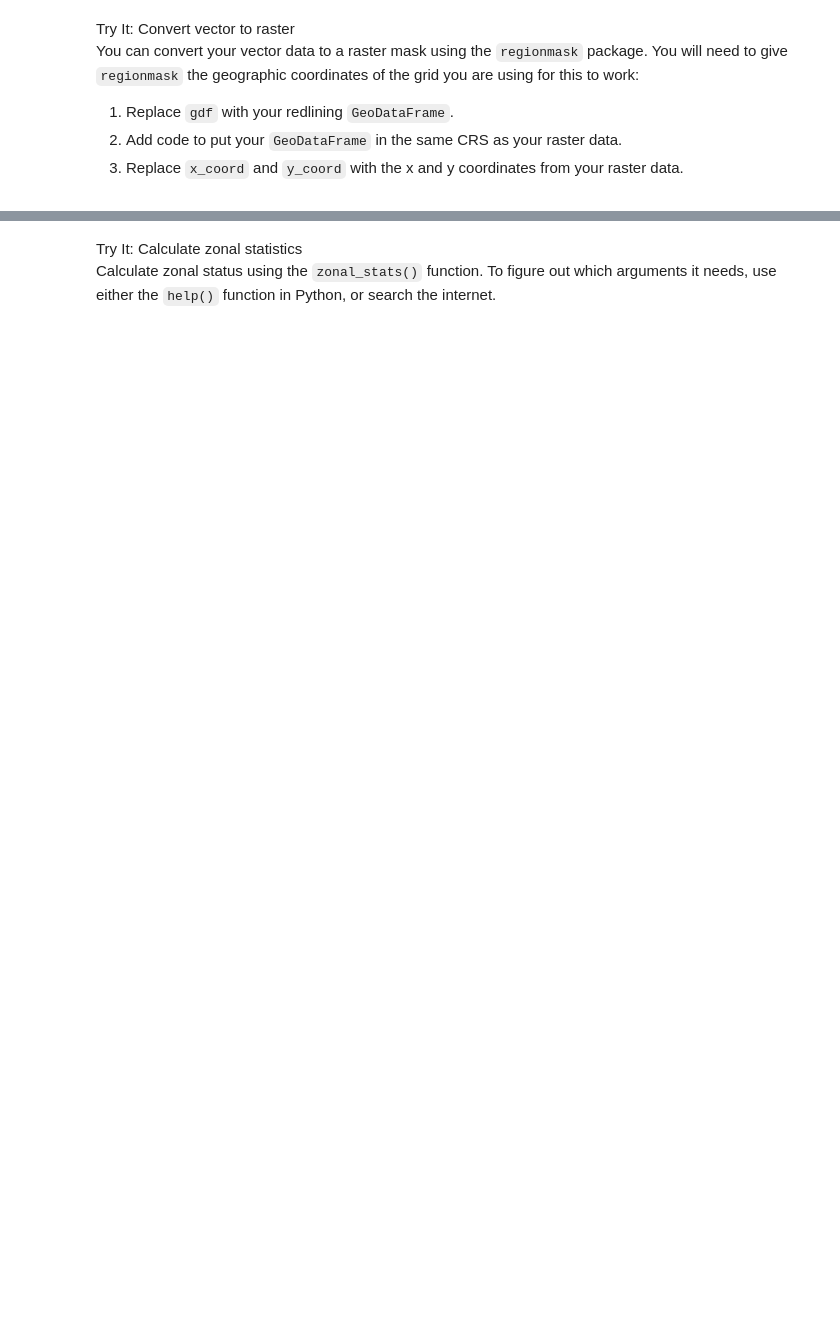
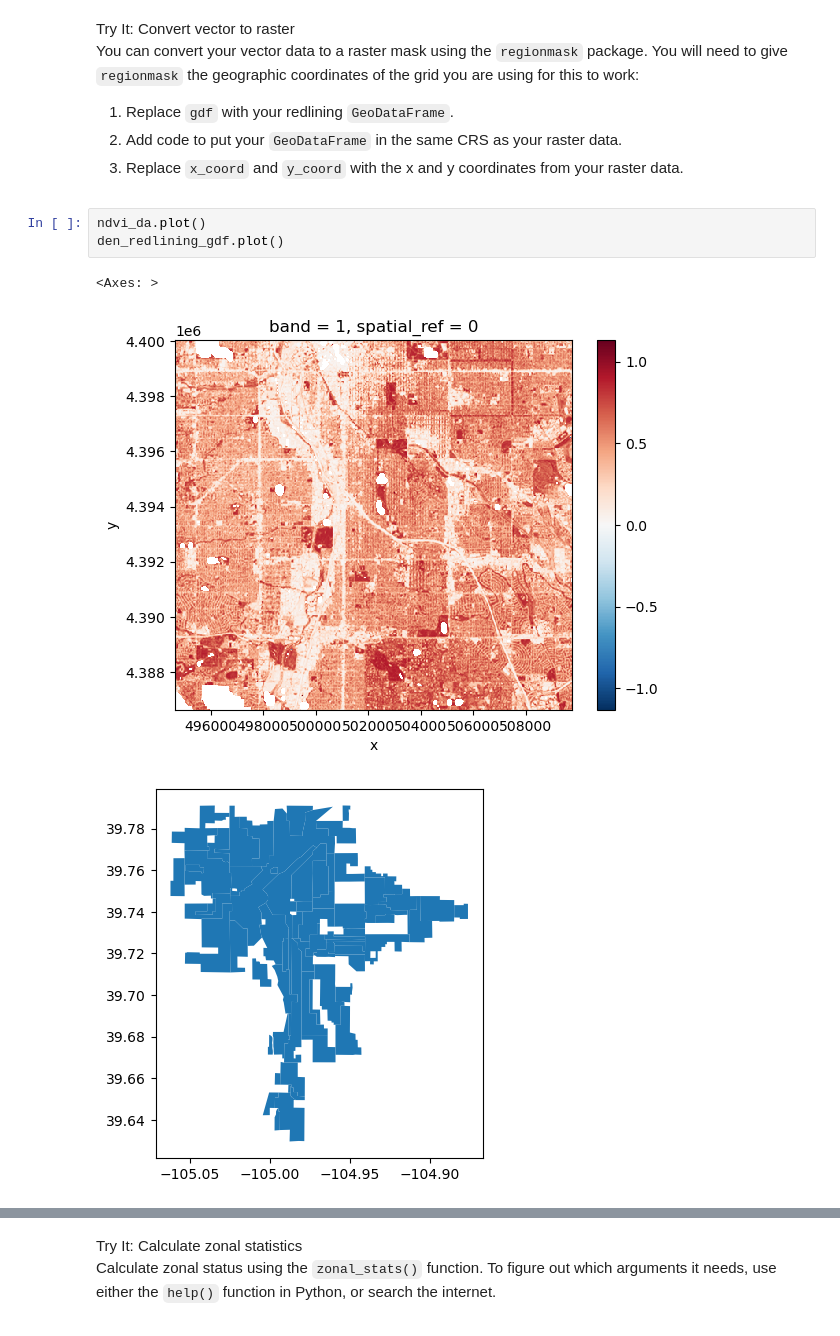
Before and after one commit to earthlab-education/fundamentals-04-redlining-VictoriAragon, a Jupyter notebook: notebooks/redlining-41-zonal-stats.ipynb, the cells around one changed output, grey strips where cells are left out. Drawn from its saved outputs; the diff is of its cells as text; blank space fills up the shorter version.

Commit message:
Sync redlining 42

```diff
--- a/notebooks/redlining-41-zonal-stats.ipynb
+++ b/notebooks/redlining-41-zonal-stats.ipynb
@@ -45,5 +43,12 @@ your raster data.</li>
 <li>Replace <code>x_coord</code> and <code>y_coord</code> with the x and
 y coordinates from your raster data.</li>
 </ol></div></div>
+# %%
+ndvi_da.plot()
+den_redlining_gdf.plot()
+# %% [output]
+<Axes: >
+[figure, added]
+[figure, added]
 # %%
 denver_redlining_mask = regionmask.mask_geopandas(
```
Also changed, not shown: parts of 13 cells of this notebook, 3 other files.
